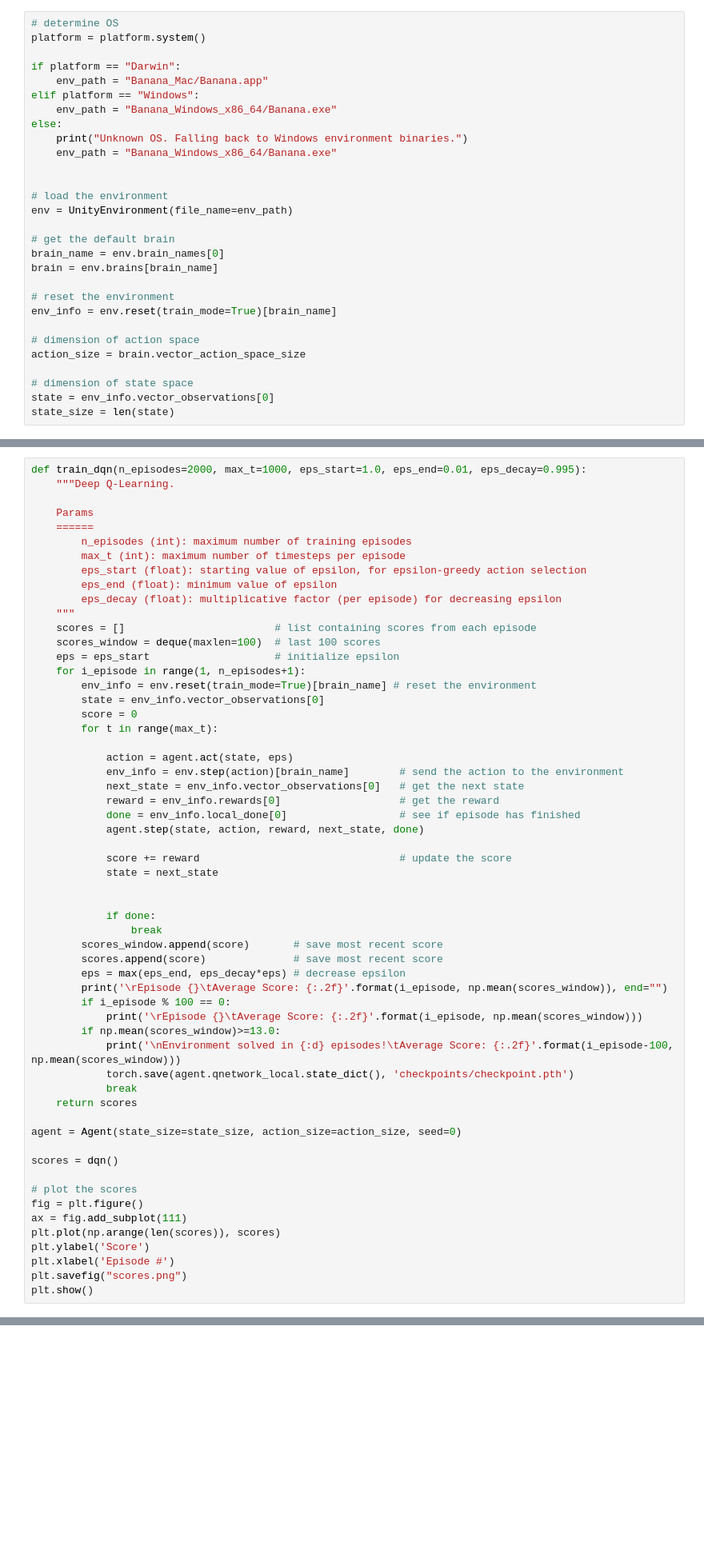
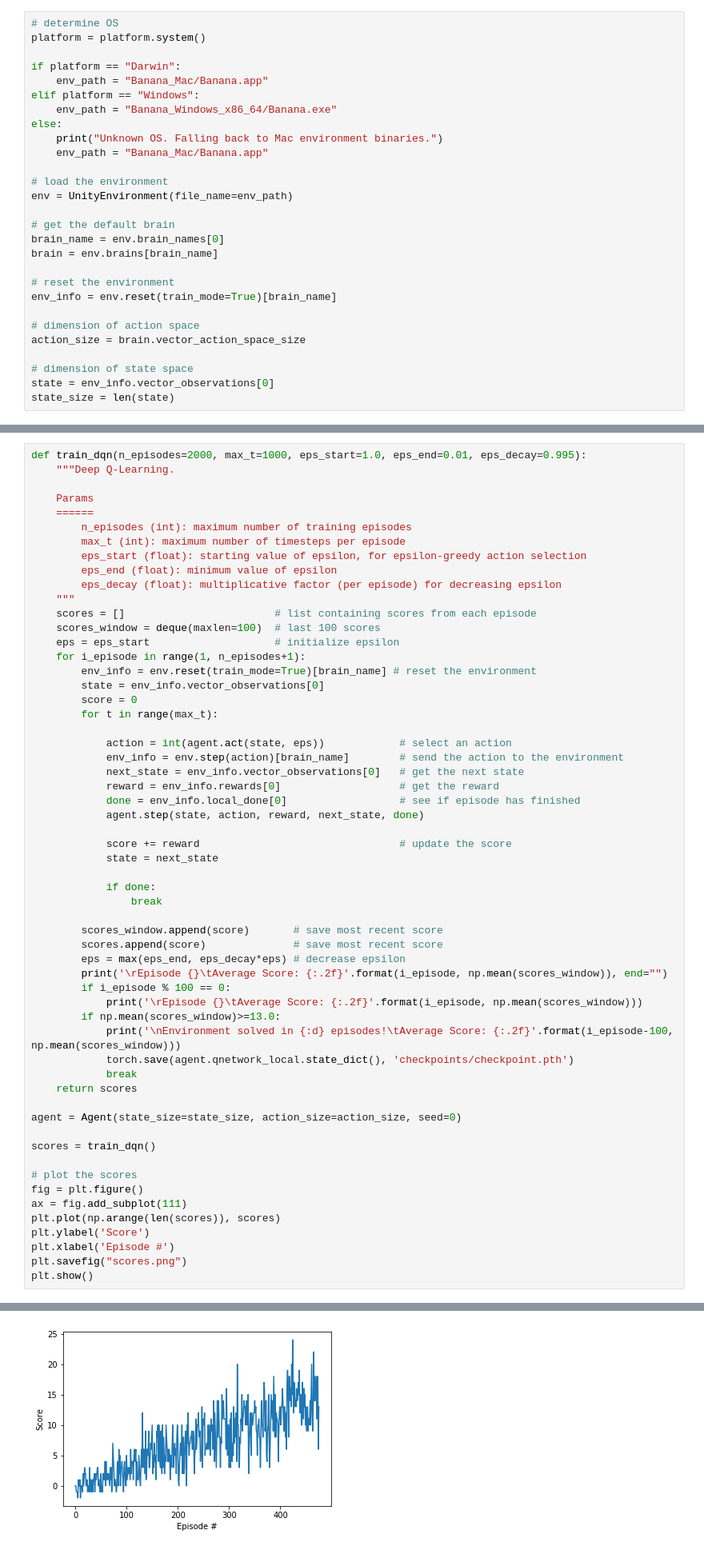
Before and after one commit to fd17/UnityML-Navigation, a Jupyter notebook: Navigation.ipynb, the cells around one changed output, grey strips where cells are left out. Shown at 80% size. Saved outputs shown, nothing was run; the diff lists cells and outputs as text; blank space fills up the shorter version.

```diff
--- a/Navigation.ipynb
+++ b/Navigation.ipynb
@@ -38,9 +40,8 @@ if platform == "Darwin":
 elif platform == "Windows":
     env_path = "Banana_Windows_x86_64/Banana.exe"
 else:
-    print("Unknown OS. Falling back to Windows environment binaries.")
-    env_path = "Banana_Windows_x86_64/Banana.exe"
-
+    print("Unknown OS. Falling back to Mac environment binaries.")
+    env_path = "Banana_Mac/Banana.app"
 
 # load the environment
 env = UnityEnvironment(file_name=env_path)
@@ -85,7 +103,7 @@ def train_dqn(n_episodes=2000, max_t=1000, eps_start=1.0, eps_end=0.01, eps_deca
         score = 0
         for t in range(max_t):
 
-            action = agent.act(state, eps)
+            action = int(agent.act(state, eps))            # select an action
             env_info = env.step(action)[brain_name]        # send the action to the environment
             next_state = env_info.vector_observations[0]   # get the next state
             reward = env_info.rewards[0]                   # get the reward
@@ -95,9 +113,9 @@ def train_dqn(n_episodes=2000, max_t=1000, eps_start=1.0, eps_end=0.01, eps_deca
             score += reward                                # update the score
             state = next_state
 
-
             if done:
                 break
+
         scores_window.append(score)       # save most recent score
         scores.append(score)              # save most recent score
         eps = max(eps_end, eps_decay*eps) # decrease epsilon
@@ -112,7 +130,7 @@ def train_dqn(n_episodes=2000, max_t=1000, eps_start=1.0, eps_end=0.01, eps_deca
 
 agent = Agent(state_size=state_size, action_size=action_size, seed=0)
 
-scores = dqn()
+scores = train_dqn()
 
 # plot the scores
 fig = plt.figure()
@@ -122,3 +140,4 @@ plt.ylabel('Score')
 plt.xlabel('Episode #')
 plt.savefig("scores.png")
 plt.show()
+# %% [output]
@@ -125,3 +150,4 @@ plt.show()
+[figure, added]
 # %% [markdown]
 ### 4. Observe a trained agent
 This creates a new agent and loads a pretrained configuration.
```
Also changed, not shown: parts of 6 cells of this notebook, 7 other files.
